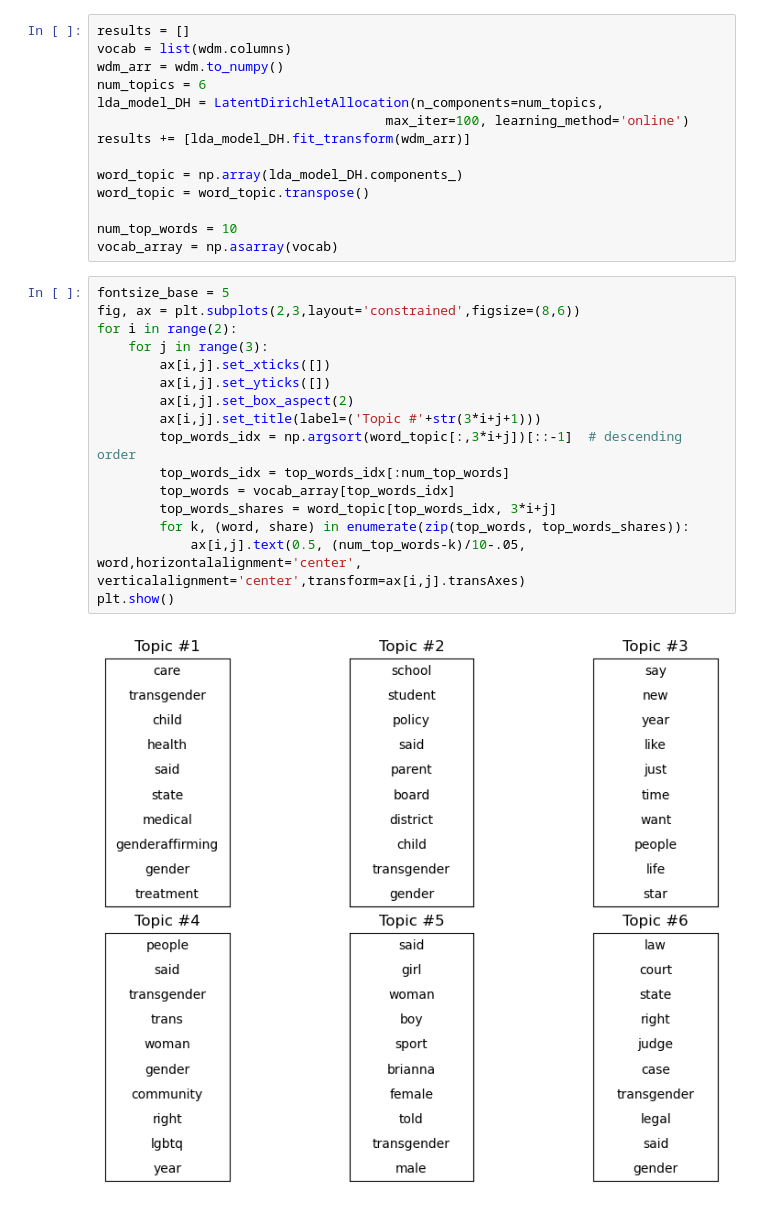
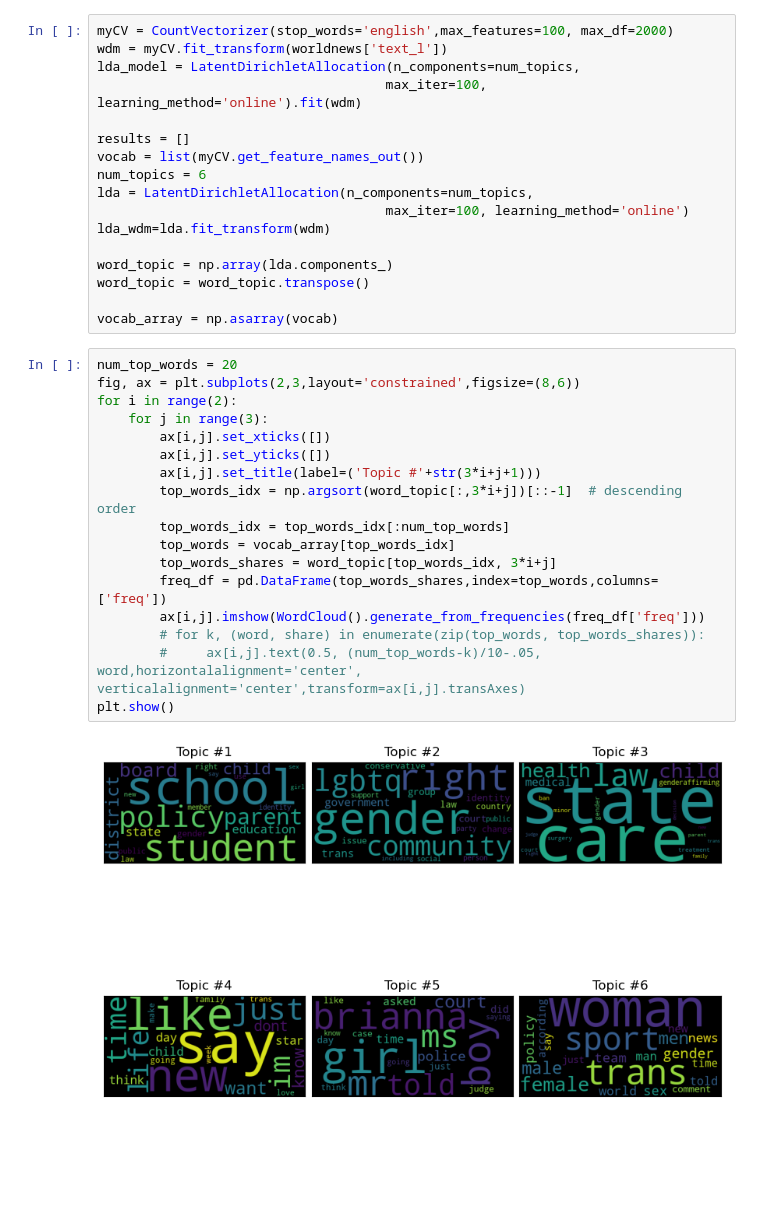
Before and after one commit to EvanMcCormick37/Text-Mining-Research-Project-Spring-2024, a Jupyter notebook: analysis/LDA.ipynb, the cells around one changed output. Cells and saved outputs as stored; diff of their text form; blank space fills up the shorter version.

```diff
--- a/analysis/LDA.ipynb
+++ b/analysis/LDA.ipynb
@@ -28,32 +28,36 @@ wdm.head()
 # %%
+myCV = CountVectorizer(stop_words='english',max_features=100, max_df=2000)
+wdm = myCV.fit_transform(worldnews['text_l'])
+lda_model = LatentDirichletAllocation(n_components=num_topics,
+                                     max_iter=100, learning_method='online').fit(wdm)
+
 results = []
-vocab = list(wdm.columns)
-wdm_arr = wdm.to_numpy()
+vocab = list(myCV.get_feature_names_out())
 num_topics = 6
-lda_model_DH = LatentDirichletAllocation(n_components=num_topics,
+lda = LatentDirichletAllocation(n_components=num_topics,
                                      max_iter=100, learning_method='online')
-results += [lda_model_DH.fit_transform(wdm_arr)]
+lda_wdm=lda.fit_transform(wdm)
 
-word_topic = np.array(lda_model_DH.components_)
+word_topic = np.array(lda.components_)
 word_topic = word_topic.transpose()
 
-num_top_words = 10
 vocab_array = np.asarray(vocab)
 # %%
-fontsize_base = 5
+num_top_words = 20
 fig, ax = plt.subplots(2,3,layout='constrained',figsize=(8,6))
 for i in range(2):
     for j in range(3):
         ax[i,j].set_xticks([])
         ax[i,j].set_yticks([])
-        ax[i,j].set_box_aspect(2)
         ax[i,j].set_title(label=('Topic #'+str(3*i+j+1)))
         top_words_idx = np.argsort(word_topic[:,3*i+j])[::-1]  # descending order
         top_words_idx = top_words_idx[:num_top_words]
         top_words = vocab_array[top_words_idx]
         top_words_shares = word_topic[top_words_idx, 3*i+j]
-        for k, (word, share) in enumerate(zip(top_words, top_words_shares)):
-            ax[i,j].text(0.5, (num_top_words-k)/10-.05, word,horizontalalignment='center', verticalalignment='center',transform=ax[i,j].transAxes)
+        freq_df = pd.DataFrame(top_words_shares,index=top_words,columns=['freq'])
+        ax[i,j].imshow(WordCloud().generate_from_frequencies(freq_df['freq']))
+        # for k, (word, share) in enumerate(zip(top_words, top_words_shares)):
+        #     ax[i,j].text(0.5, (num_top_words-k)/10-.05, word,horizontalalignment='center', verticalalignment='center',transform=ax[i,j].transAxes)
 plt.show()
 # %% [output]
-[figure, old version]
+[figure, new version]
```
Also changed, not shown: parts of 5 cells of this notebook, 3 other files.
